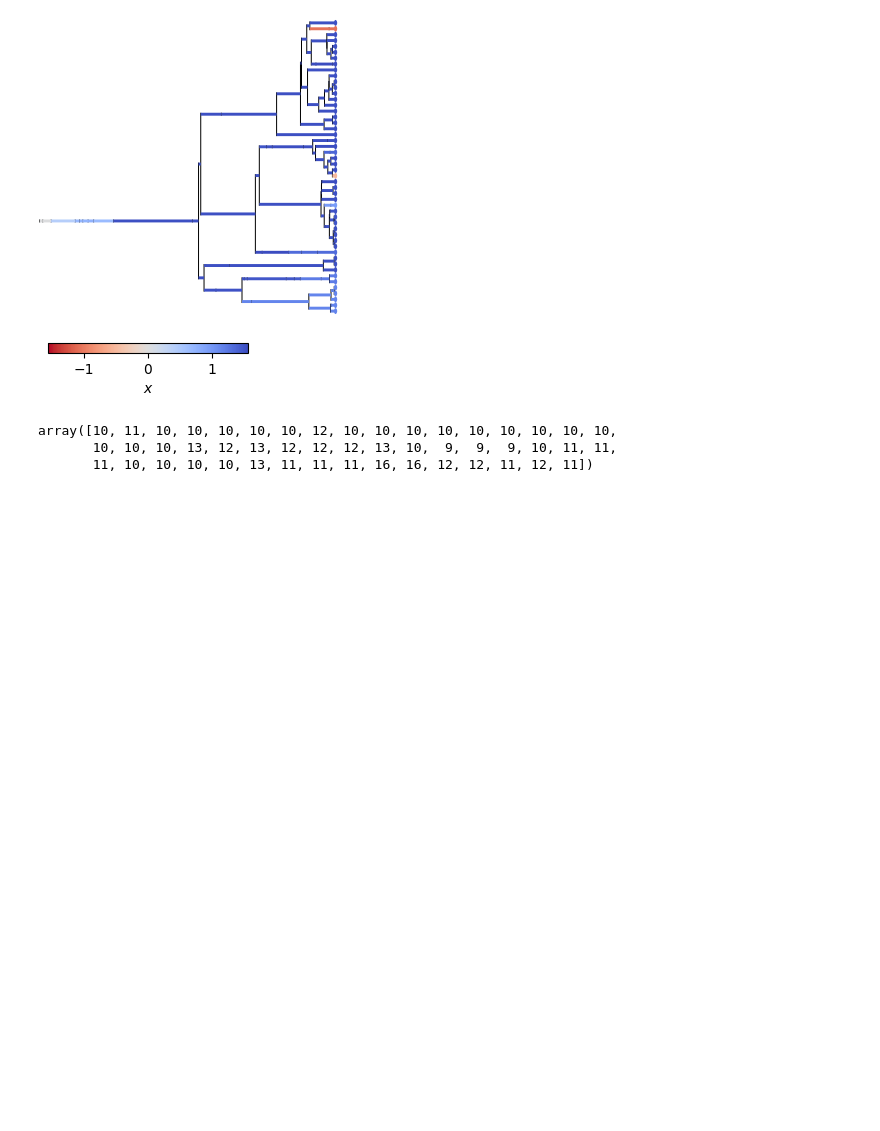
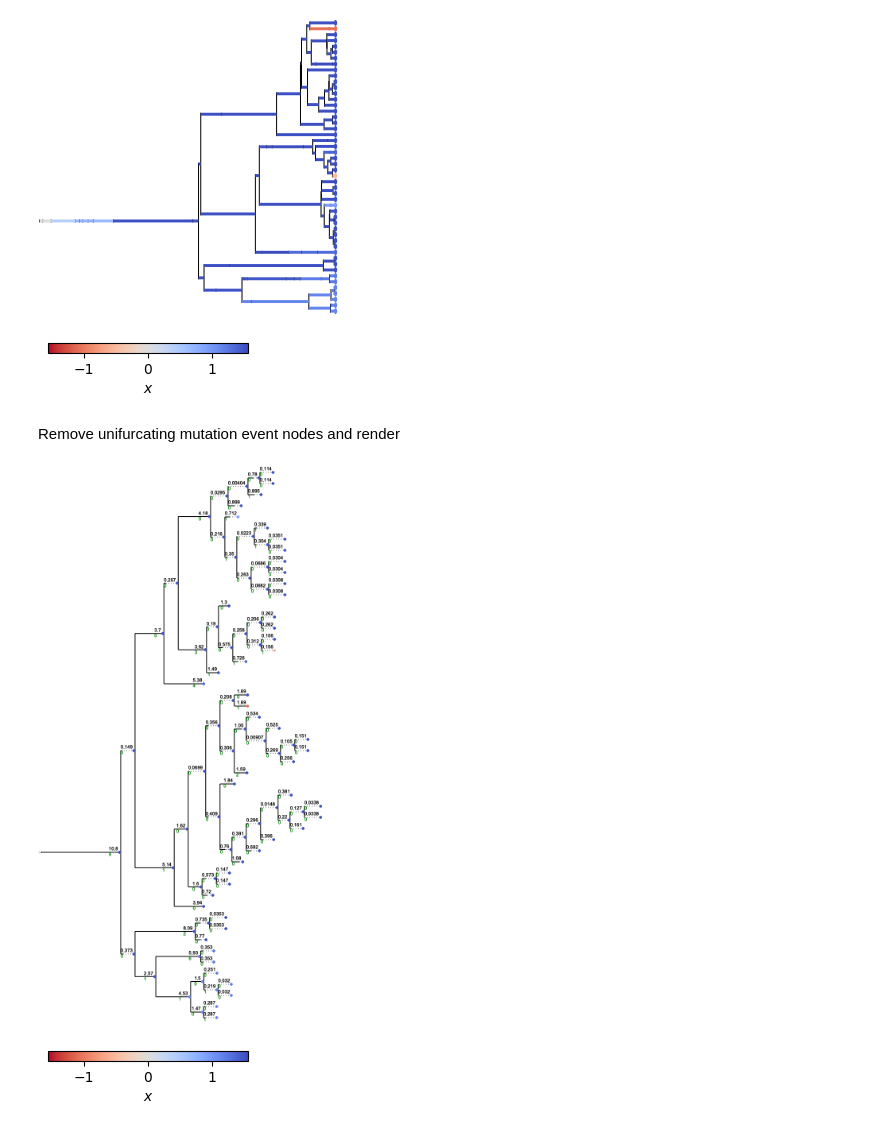
Before and after one commit to matsengrp/gcdyn, a Jupyter notebook: notebooks/bdms_replay.ipynb, the cells around one changed output. Saved outputs shown, nothing was run; the diff lists cells and outputs as text; code cells hidden in the pictures; blank space fills up the shorter version.

Commit message:
seperate method for mutation removal

```diff
--- a/notebooks/bdms_replay.ipynb
+++ b/notebooks/bdms_replay.ipynb
@@ -144,19 +149,15 @@ tree.render("x", "%%inline", h=300, w=300, tree_style=ts)
 # %% [output]
 [figure]
 [figure]
-# %%
-tree.total_mutations = 0
-
-for node in tree.iter_descendants(strategy="preorder"):
-    node.total_mutations = node.n_mutations + node.up.total_mutations
-    if node.event == "mutation":
-        node.total_mutations += 1
-
-np.asarray([leaf.total_mutations for leaf in tree.iter_leaves()])
-# %% [output]
-array([10, 11, 10, 10, 10, 10, 10, 12, 10, 10, 10, 10, 10, 10, 10, 10, 10,
-       10, 10, 10, 13, 12, 13, 12, 12, 12, 13, 10,  9,  9,  9, 10, 11, 11,
-       11, 10, 10, 10, 10, 13, 11, 11, 11, 16, 16, 12, 12, 11, 12, 11])
+# %% [markdown]
+Remove unifurcating mutation event nodes and render
+# %%
+tree.remove_mutation_events()
+
+tree.render("x", "%%inline")
+# %% [output]
+[figure, added]
+[figure, added]
 # %%
 # Optionally write out tree and sequences.
 
```
Also changed, not shown: parts of 4 cells of this notebook, 2 other files.
